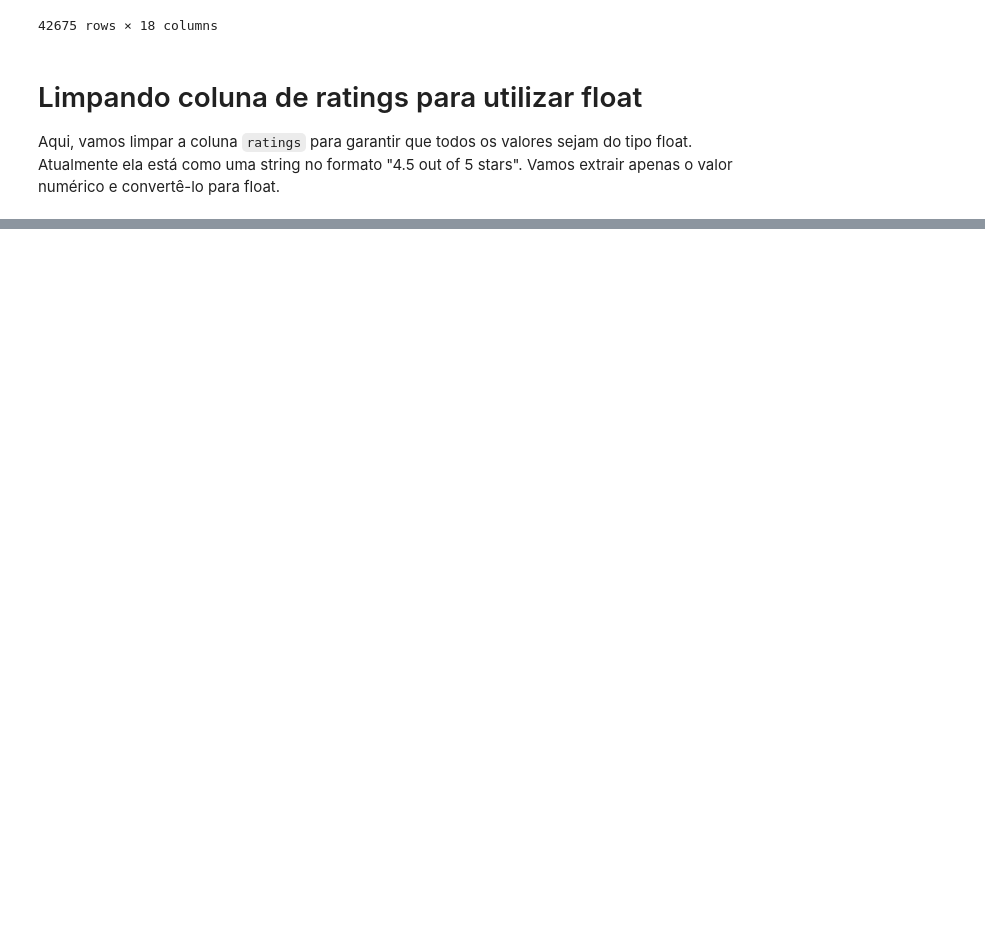
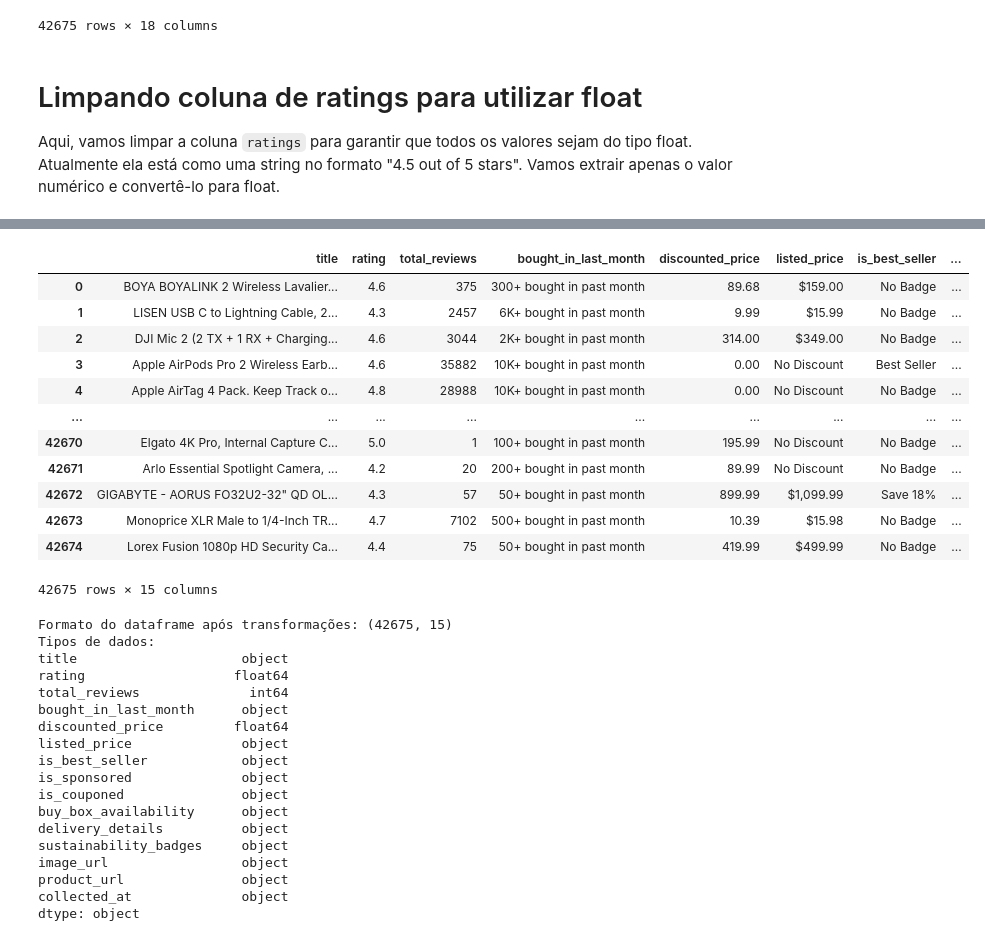
Before and after one commit to julio-dourado/amazon-sales-etl-vizualization, a Jupyter notebook: data-lake/notebooks/data-ingestion-and-medallion-architecture.ipynb, the cells around one changed output, grey strips where cells are left out. Drawn from its saved outputs; the diff is of its cells as text; code cells hidden in the pictures; blank space fills up the shorter version.

Commit message:
fix: corrigindo coluna de ratings e melhorando nome de colunas e parseando os tipos

```diff
--- a/data-lake/notebooks/data-ingestion-and-medallion-architecture.ipynb
+++ b/data-lake/notebooks/data-ingestion-and-medallion-architecture.ipynb
@@ -59,6 +59,6 @@ display(df)
 # Limpando coluna de ratings para utilizar float
 Aqui, vamos limpar a coluna `ratings` para garantir que todos os valores sejam do tipo float. Atualmente ela está como uma string no formato "4.5 out of 5 stars". Vamos extrair apenas o valor numérico e convertê-lo para float.
 # %%
-df['ratings'] = df['ratings'].str.extract(r'([\d\.]+)').astype(float)
+df['rating'] = df['rating'].str.extract(r'([\d\.]+)').astype(float)
 display(df)
 # %% [output]
@@ -65,0 +96,44 @@ NameError: name 'df' is not defined
+# %%
+df = df.rename(columns={'number_of_reviews': 'total_reviews'})
+df['total_reviews'] = df['total_reviews'].str.replace(',', '').fillna('0').astype(int)
+
+df = df.rename(columns={'current/discounted_price': 'discounted_price'})
+df['discounted_price'] = df['discounted_price'].str.replace('$', '').str.replace(',', '').fillna('0').astype(float)
+
+df = df.drop(columns=['price_on_variant'])
+
+display(df)
+print(f"Formato do dataframe após transformações: {df.shape}")
+print(f"Tipos de dados:\n{df.dtypes}")
+# %% [output]
+|  | title | rating | total_reviews | bought_in_last_month | discounted_price | listed_price | is_best_seller | ... |
+| 0 | BOYA BOYALINK 2 Wireless Lavalier... | 4.6 | 375 | 300+ bought in past month | 89.68 | $159.00 | No Badge | ... |
+| 1 | LISEN USB C to Lightning Cable, 2... | 4.3 | 2457 | 6K+ bought in past month | 9.99 | $15.99 | No Badge | ... |
+| 2 | DJI Mic 2 (2 TX + 1 RX + Charging... | 4.6 | 3044 | 2K+ bought in past month | 314.00 | $349.00 | No Badge | ... |
+| 3 | Apple AirPods Pro 2 Wireless Earb... | 4.6 | 35882 | 10K+ bought in past month | 0.00 | No Discount | Best Seller | ... |
+| 4 | Apple AirTag 4 Pack. Keep Track o... | 4.8 | 28988 | 10K+ bought in past month | 0.00 | No Discount | No Badge | ... |
+| ... | ... | ... | ... | ... | ... | ... | ... | ... |
+| 42670 | Elgato 4K Pro, Internal Capture C... | 5.0 | 1 | 100+ bought in past month | 195.99 | No Discount | No Badge | ... |
+| 42671 | Arlo Essential Spotlight Camera, ... | 4.2 | 20 | 200+ bought in past month | 89.99 | No Discount | No Badge | ... |
+| 42672 | GIGABYTE - AORUS FO32U2-32" QD OL... | 4.3 | 57 | 50+ bought in past month | 899.99 | $1,099.99 | Save 18% | ... |
+| 42673 | Monoprice XLR Male to 1/4-Inch TR... | 4.7 | 7102 | 500+ bought in past month | 10.39 | $15.98 | No Badge | ... |
+| 42674 | Lorex Fusion 1080p HD Security Ca... | 4.4 | 75 | 50+ bought in past month | 419.99 | $499.99 | No Badge | ... |
+42675 rows × 15 columns
+Formato do dataframe após transformações: (42675, 15)
+Tipos de dados:
+title                     object
+rating                   float64
+total_reviews              int64
+bought_in_last_month      object
+discounted_price         float64
+listed_price              object
+is_best_seller            object
+is_sponsored              object
+is_couponed               object
+buy_box_availability      object
+delivery_details          object
+sustainability_badges     object
+image_url                 object
+product_url               object
+collected_at              object
+dtype: object
```
Also changed, not shown: parts of 3 cells of this notebook.
